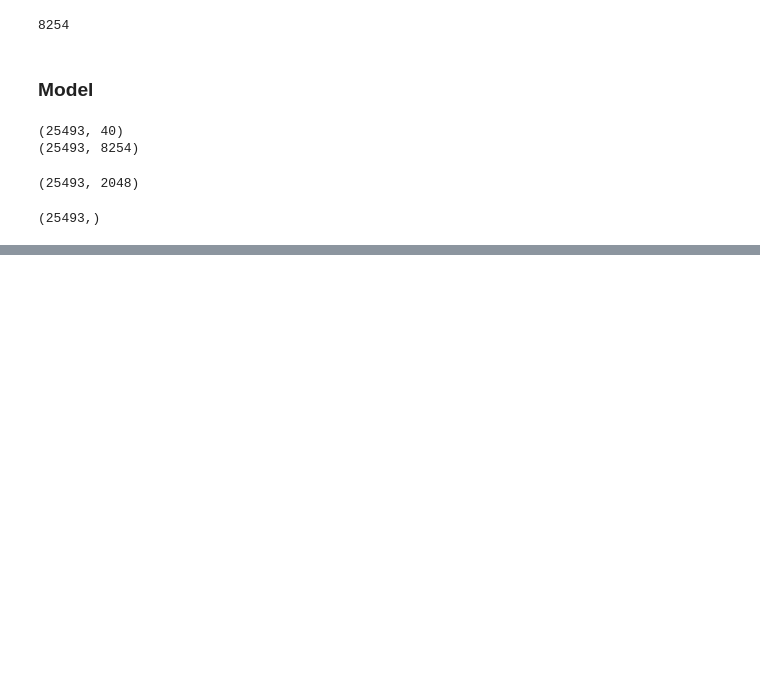
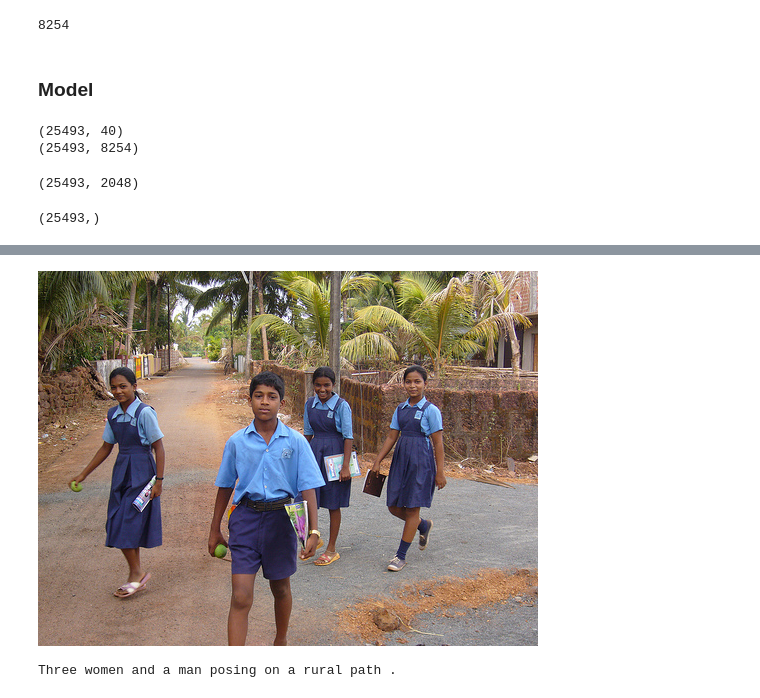
Before and after one commit to prateek27/machine-learning-aug-18, a Jupyter notebook: img_cam_project/img_cap_model.ipynb, the cells around one changed output, grey strips where cells are left out. Drawn from its saved outputs; the diff is of its cells as text; code cells hidden in the pictures; blank space fills up the shorter version.

Commit message:
final trained model

```diff
--- a/img_cam_project/img_cap_model.ipynb
+++ b/img_cam_project/img_cap_model.ipynb
@@ -176,0 +201,35 @@ model.save_weights("./model_weights.h5")
+# %%
+def get_encoding(model, img):
+    image = preprocessing(img)
+    pred = model.predict(image).reshape(2048)
+    return pred
+# %%
+resnet = ResNet50(include_top=False,weights='imagenet',input_shape=(224,224,3),pooling='avg')
+# %%
+img = "./Flickr8k_Dataset/Flicker8k_Dataset/146098876_0d99d7fb98.jpg"
+
+test_img = get_encoding(resnet, img)
+# %%
+def predict_captions(image):
+    start_word = ["<start>"]
+    while True:
+        par_caps = [word_2_indices[i] for i in start_word]
+        par_caps = sequence.pad_sequences([par_caps], maxlen=max_len, padding='post')
+        preds = model.predict([np.array([image]), np.array(par_caps)])
+        word_pred = indices_2_word[np.argmax(preds[0])]
+        start_word.append(word_pred)
+
+        if word_pred == "<end>" or len(start_word) > max_len:
+            break
+
+    return ' '.join(start_word[1:-1])
+
+Argmax_Search = predict_captions(test_img)
+# %%
+z = Image(filename=img)
+display(z)
+
+print (Argmax_Search)
+# %% [output]
+[figure, added]
+Three women and a man posing on a rural path .
```
Also changed, not shown: parts of 10 cells of this notebook, 1 other file.
